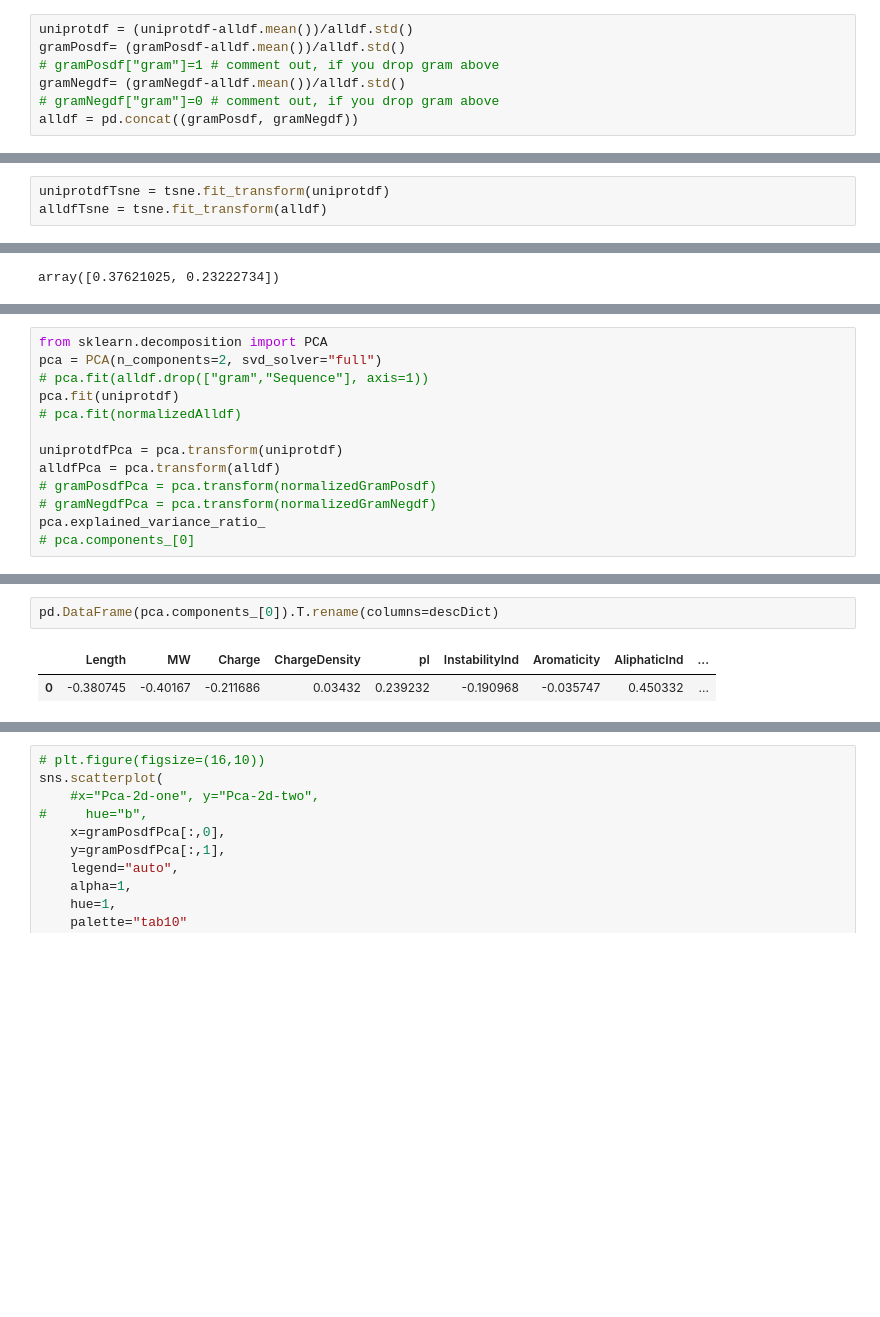
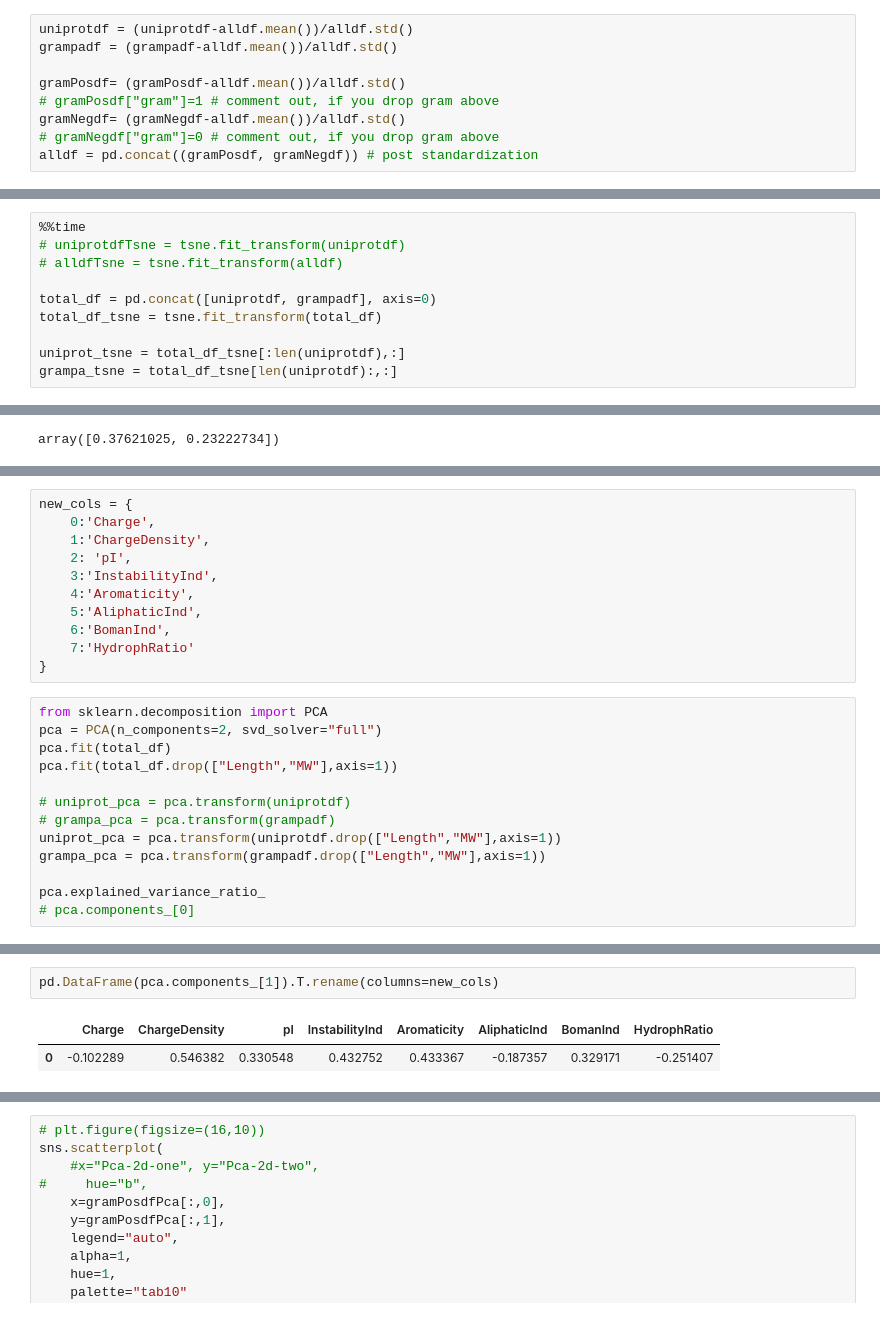
Before and after one commit to tatemae0/AMP-VAE, a Jupyter notebook: AMP-VAE.ipynb, the cells around one changed output, grey strips where cells are left out. Saved outputs shown, nothing was run; the diff lists cells and outputs as text; blank space fills up the shorter version.

Commit message:
colab_AMP added, initial trained VAEs, data characterization

```diff
--- a/AMP-VAE.ipynb
+++ b/AMP-VAE.ipynb
@@ -283,9 +427,11 @@ alldf = pd.concat((gramPosdf, gramNegdf))
 # %%
 uniprotdf = (uniprotdf-alldf.mean())/alldf.std()
+grampadf = (grampadf-alldf.mean())/alldf.std()
+
 gramPosdf= (gramPosdf-alldf.mean())/alldf.std()
 # gramPosdf["gram"]=1 # comment out, if you drop gram above
 gramNegdf= (gramNegdf-alldf.mean())/alldf.std()
 # gramNegdf["gram"]=0 # comment out, if you drop gram above
-alldf = pd.concat((gramPosdf, gramNegdf))
+alldf = pd.concat((gramPosdf, gramNegdf)) # post standardization
 # %% [markdown]
 ### Statistics / Characterization
@@ -446,4 +573,11 @@ gramNegdfTsne = tsne.fit_transform(gramNegdf)
 # %%
-uniprotdfTsne = tsne.fit_transform(uniprotdf)
-alldfTsne = tsne.fit_transform(alldf)
+%%time
+# uniprotdfTsne = tsne.fit_transform(uniprotdf)
+# alldfTsne = tsne.fit_transform(alldf)
+
+total_df = pd.concat([uniprotdf, grampadf], axis=0)
+total_df_tsne = tsne.fit_transform(total_df)
+
+uniprot_tsne = total_df_tsne[:len(uniprotdf),:]
+grampa_tsne = total_df_tsne[len(uniprotdf):,:]
 # %% [output]
@@ -582,14 +752,25 @@ array([0.37621025, 0.23222734])
+# %%
+new_cols = {
+    0:'Charge',
+    1:'ChargeDensity',
+    2: 'pI',
+    3:'InstabilityInd',
+    4:'Aromaticity',
+    5:'AliphaticInd',
+    6:'BomanInd',
+    7:'HydrophRatio'
+}
 # %%
 from sklearn.decomposition import PCA
 pca = PCA(n_components=2, svd_solver="full")
-# pca.fit(alldf.drop(["gram","Sequence"], axis=1))
-pca.fit(uniprotdf)
-# pca.fit(normalizedAlldf)
+pca.fit(total_df)
+pca.fit(total_df.drop(["Length","MW"],axis=1))
 
-uniprotdfPca = pca.transform(uniprotdf)
-alldfPca = pca.transform(alldf)
-# gramPosdfPca = pca.transform(normalizedGramPosdf)
-# gramNegdfPca = pca.transform(normalizedGramNegdf)
+# uniprot_pca = pca.transform(uniprotdf)
+# grampa_pca = pca.transform(grampadf)
+uniprot_pca = pca.transform(uniprotdf.drop(["Length","MW"],axis=1))
+grampa_pca = pca.transform(grampadf.drop(["Length","MW"],axis=1))
+
 pca.explained_variance_ratio_
 # pca.components_[0]
 # %% [output]
@@ -597,6 +790,6 @@ array([0.45696698, 0.27470868])
 # %%
-pd.DataFrame(pca.components_[0]).T.rename(columns=descDict)
+pd.DataFrame(pca.components_[1]).T.rename(columns=new_cols)
 # %% [output]
-|  | Length | MW | Charge | ChargeDensity | pI | InstabilityInd | Aromaticity | AliphaticInd | ... |
-| 0 | -0.380745 | -0.40167 | -0.211686 | 0.03432 | 0.239232 | -0.190968 | -0.035747 | 0.450332 | ... |
+|  | Charge | ChargeDensity | pI | InstabilityInd | Aromaticity | AliphaticInd | BomanInd | HydrophRatio |
+| 0 | -0.102289 | 0.546382 | 0.330548 | 0.432752 | 0.433367 | -0.187357 | 0.329171 | -0.251407 |
 # %%
```
Also changed, not shown: parts of 53 cells of this notebook, 4 other files.
